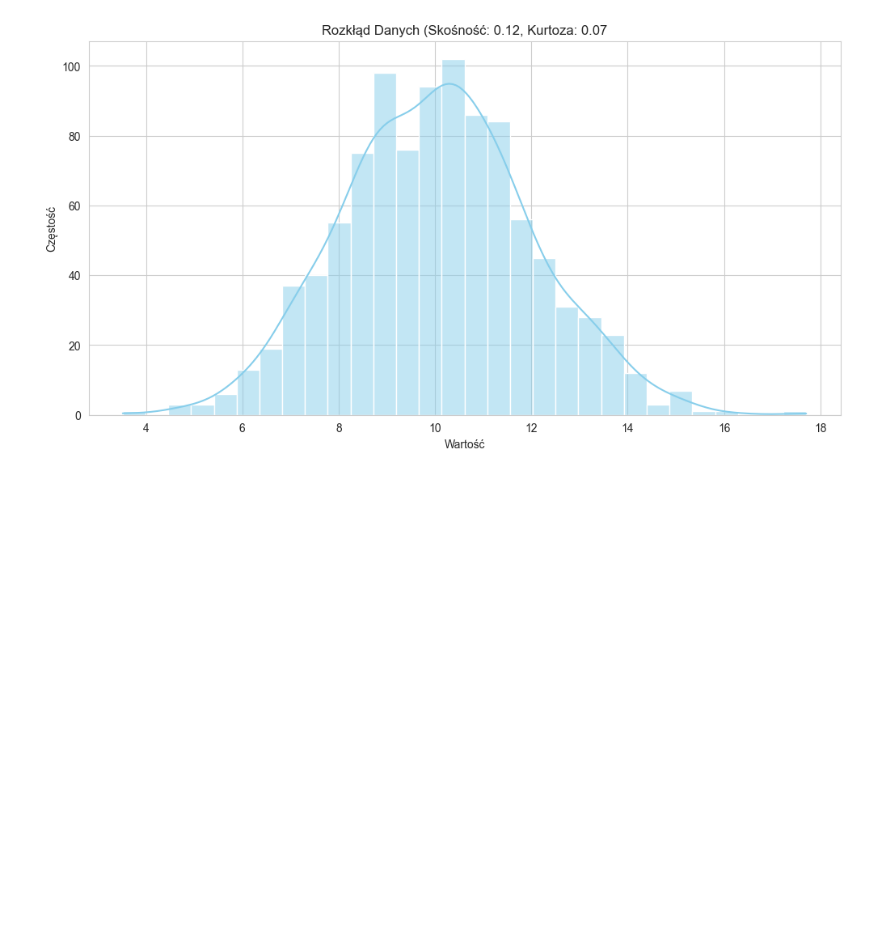
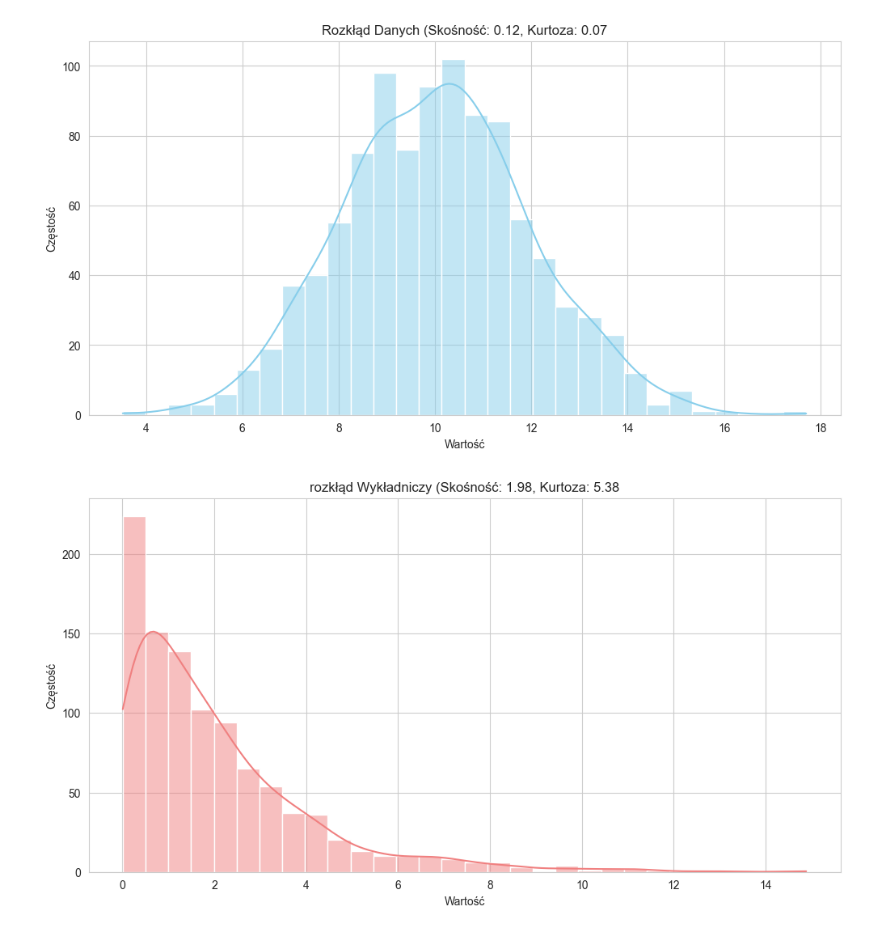
Before and after one commit to rajkonkret/PythonProjectAnaliza-20-10-2025, a Jupyter notebook: cwiczenie8.ipynb, the cells around one changed output. Drawn from its saved outputs; the diff is of its cells as text; code cells hidden in the pictures; blank space fills up the shorter version.

```diff
--- a/cwiczenie8.ipynb
+++ b/cwiczenie8.ipynb
@@ -249,3 +249,18 @@ plt.grid(True)
 plt.show()
 # %% [output]
 [figure]
+# %%
+# przykład danych ze skośnością
+data_skewed = np.random.exponential(scale=2, size=1000)
+skewness_skewed = skew(data_skewed)
+kurtosis_skewed = kurtosis(data_skewed)
+# %%
+plt.figure(figsize=(12, 6))
+sns.histplot(data_skewed, kde=True, bins=30, color="lightcoral")
+plt.title(f"rozkłąd Wykładniczy (Skośność: {skewness_skewed:.2f}, Kurtoza: {kurtosis_skewed:.2f}")
+plt.xlabel("Wartość")
+plt.ylabel("Częstość")
+plt.grid(True)
+plt.show()
+# %% [output]
+[figure, added]
```
